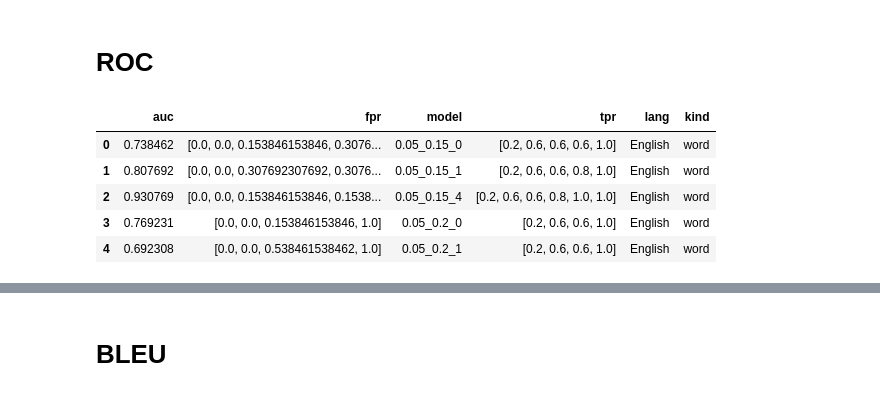
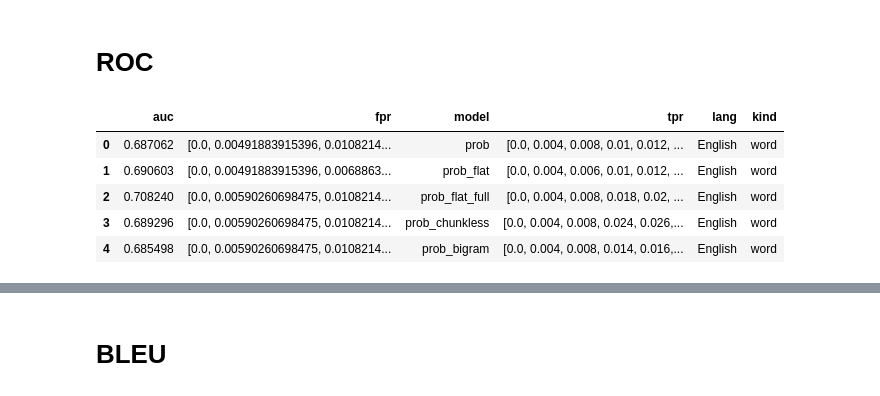
Before and after one commit to fredcallaway/graphs-in-space, a Jupyter notebook: notebooks/aucroc.ipynb, the cells around one changed output, grey strips where cells are left out. Cells and saved outputs as stored; diff of their text form; code cells hidden in the pictures.

```diff
--- a/notebooks/aucroc.ipynb
+++ b/notebooks/aucroc.ipynb
@@ -21,14 +21,14 @@ from main import run
 
 # ROC
 # %%
-roc_df = pd.read_pickle('pickles/lretir_roc')
+roc_df = pd.read_pickle('pickles/prob_roc')
 # roc_df['holo'] = [name.startswith('holo') for name in roc_df.model]
 roc_df.head()
 # %% [output]
 |  | auc | fpr | model | tpr | lang | kind |
-| 0 | 0.738462 | [0.0, 0.0, 0.153846153846, 0.3076... | 0.05_0.15_0 | [0.2, 0.6, 0.6, 0.6, 1.0] | English | word |
-| 1 | 0.807692 | [0.0, 0.0, 0.307692307692, 0.3076... | 0.05_0.15_1 | [0.2, 0.6, 0.6, 0.8, 1.0] | English | word |
-| 2 | 0.930769 | [0.0, 0.0, 0.153846153846, 0.1538... | 0.05_0.15_4 | [0.2, 0.6, 0.6, 0.8, 1.0, 1.0] | English | word |
-| 3 | 0.769231 | [0.0, 0.0, 0.153846153846, 1.0] | 0.05_0.2_0 | [0.2, 0.6, 0.6, 1.0] | English | word |
-| 4 | 0.692308 | [0.0, 0.0, 0.538461538462, 1.0] | 0.05_0.2_1 | [0.2, 0.6, 0.6, 1.0] | English | word |
+| 0 | 0.687062 | [0.0, 0.00491883915396, 0.0108214... | prob | [0.0, 0.004, 0.008, 0.01, 0.012, ... | English | word |
+| 1 | 0.690603 | [0.0, 0.00491883915396, 0.0068863... | prob_flat | [0.0, 0.004, 0.006, 0.01, 0.012, ... | English | word |
+| 2 | 0.708240 | [0.0, 0.00590260698475, 0.0108214... | prob_flat_full | [0.0, 0.004, 0.008, 0.018, 0.02, ... | English | word |
+| 3 | 0.689296 | [0.0, 0.00590260698475, 0.0108214... | prob_chunkless | [0.0, 0.004, 0.008, 0.024, 0.026,... | English | word |
+| 4 | 0.685498 | [0.0, 0.00590260698475, 0.0108214... | prob_bigram | [0.0, 0.004, 0.008, 0.014, 0.016,... | English | word |
 # %%
```
Also changed, not shown: parts of 8 cells of this notebook, 22 other files.
